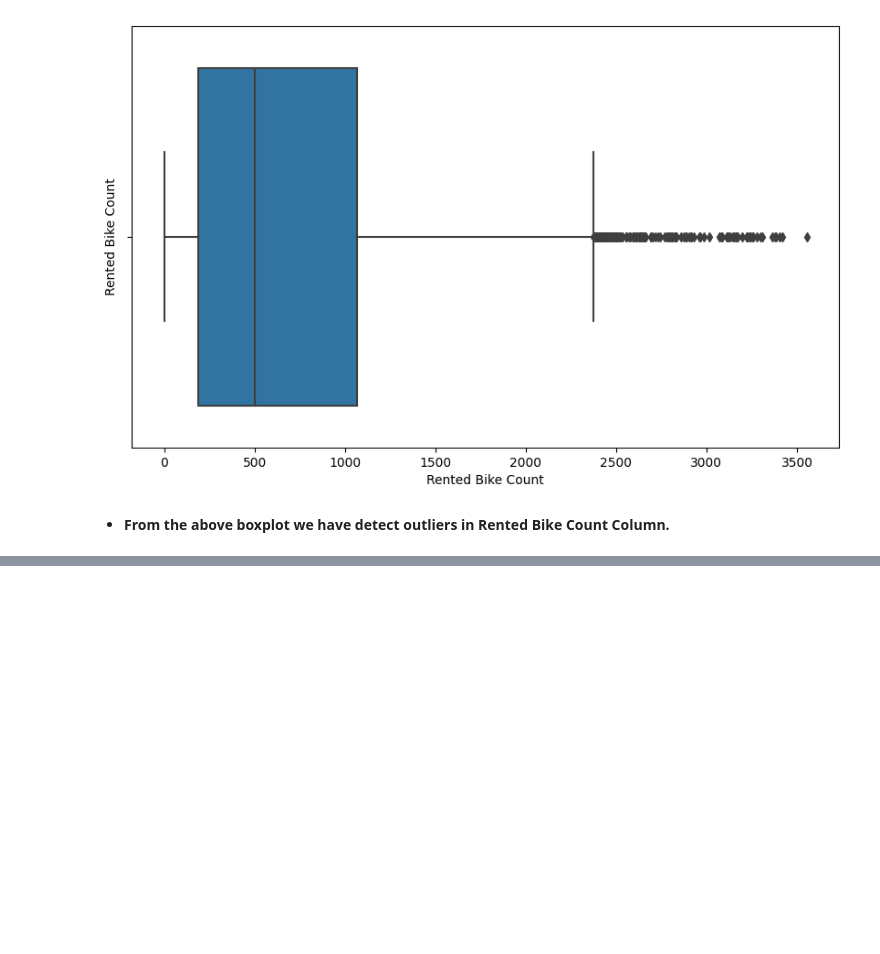
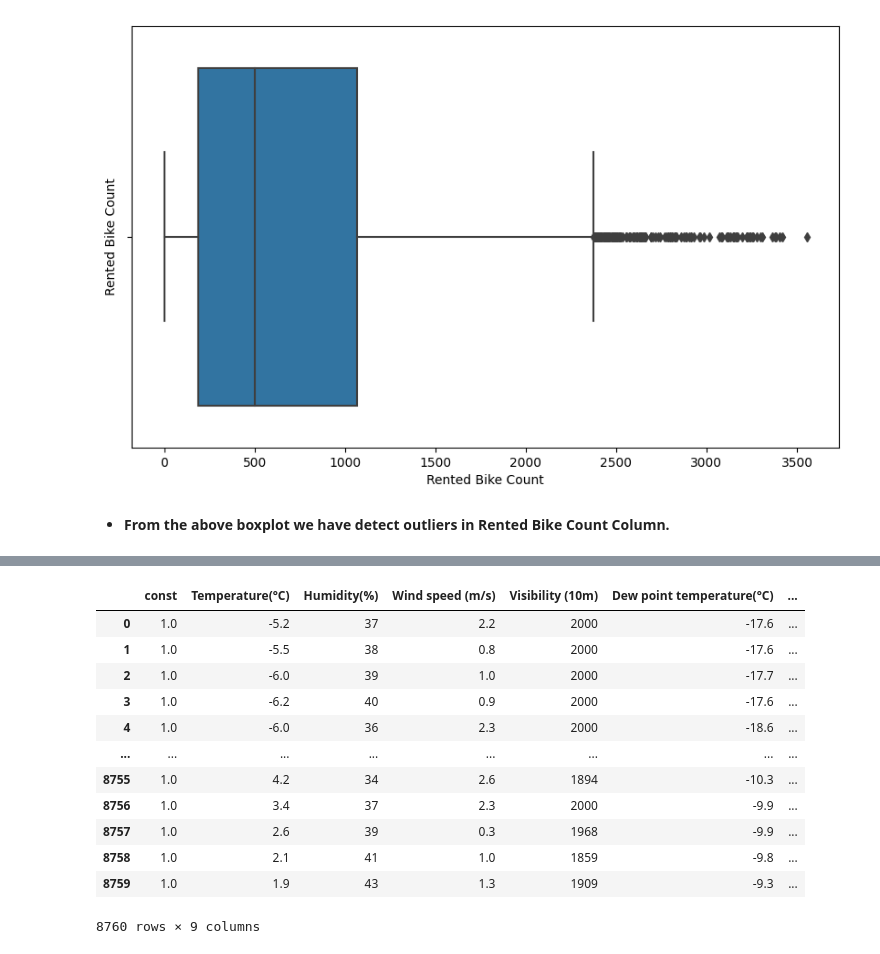
Before and after one commit to kumarsinghashu/Bike-sharing-demand-prediction, a Jupyter notebook: Bike_Sharing_Demand_Prediction_Capstone_Project_.ipynb, the cells around one changed output, grey strips where cells are left out. Saved outputs shown, nothing was run; the diff lists cells and outputs as text; code cells hidden in the pictures; blank space fills up the shorter version.

```diff
--- a/Bike_Sharing_Demand_Prediction_Capstone_Project_.ipynb
+++ b/Bike_Sharing_Demand_Prediction_Capstone_Project_.ipynb
@@ -606,0 +636,10 @@ sns.boxplot(x=Bike_df['Rented Bike Count'])
+# %%
+# Importing the module
+# Assign the 'X' and 'Y' value
+# Checking in OLS Model
+import statsmodels.api as sm
+X = Bike_df[[ 'Temperature(°C)',	'Humidity(%)',
+             'Wind speed (m/s)',	'Visibility (10m)', 	'Dew point temperature(°C)',
+              'Solar Radiation (MJ/m2)',	'Rainfall(mm)',	'Snowfall (cm)']]
+Y = Bike_df['Rented Bike Count']
+Bike_df.head()
@@ -606,0 +653,18 @@ sns.boxplot(x=Bike_df['Rented Bike Count'])
+# %%
+#add a constant column
+X = sm.add_constant(X)
+X
+# %% [output]
+|  | const | Temperature(°C) | Humidity(%) | Wind speed (m/s) | Visibility (10m) | Dew point temperature(°C) | ... |
+| 0 | 1.0 | -5.2 | 37 | 2.2 | 2000 | -17.6 | ... |
+| 1 | 1.0 | -5.5 | 38 | 0.8 | 2000 | -17.6 | ... |
+| 2 | 1.0 | -6.0 | 39 | 1.0 | 2000 | -17.7 | ... |
+| 3 | 1.0 | -6.2 | 40 | 0.9 | 2000 | -17.6 | ... |
+| 4 | 1.0 | -6.0 | 36 | 2.3 | 2000 | -18.6 | ... |
+| ... | ... | ... | ... | ... | ... | ... | ... |
+| 8755 | 1.0 | 4.2 | 34 | 2.6 | 1894 | -10.3 | ... |
+| 8756 | 1.0 | 3.4 | 37 | 2.3 | 2000 | -9.9 | ... |
+| 8757 | 1.0 | 2.6 | 39 | 0.3 | 1968 | -9.9 | ... |
+| 8758 | 1.0 | 2.1 | 41 | 1.0 | 1859 | -9.8 | ... |
+| 8759 | 1.0 | 1.9 | 43 | 1.3 | 1909 | -9.3 | ... |
+8760 rows × 9 columns
```
Also changed, not shown: parts of 9 cells of this notebook.
